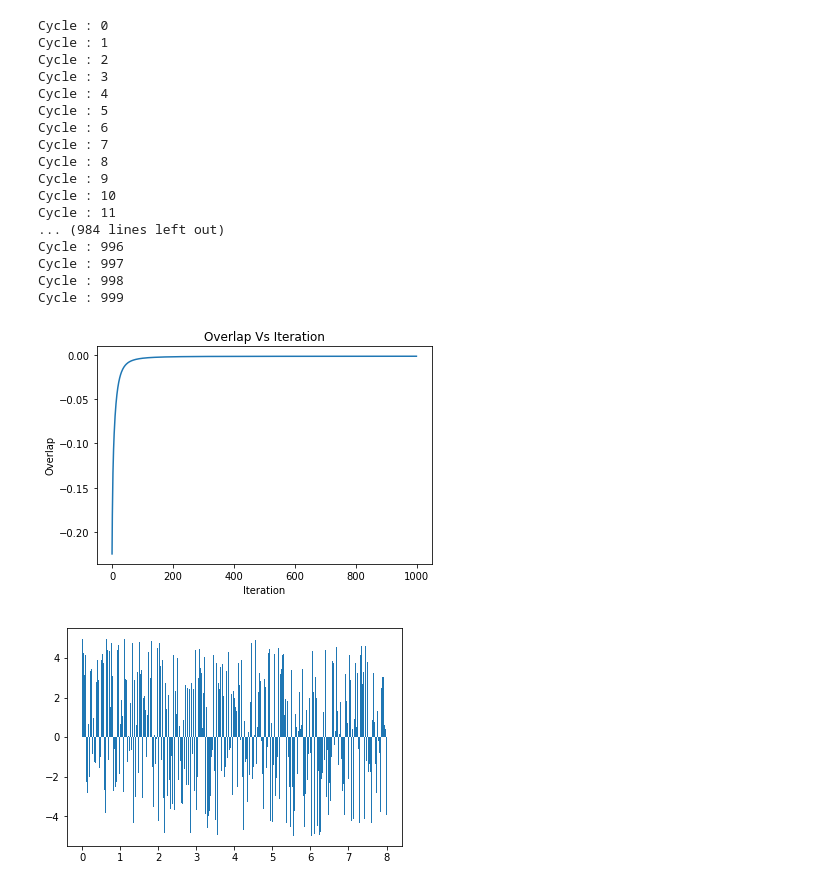
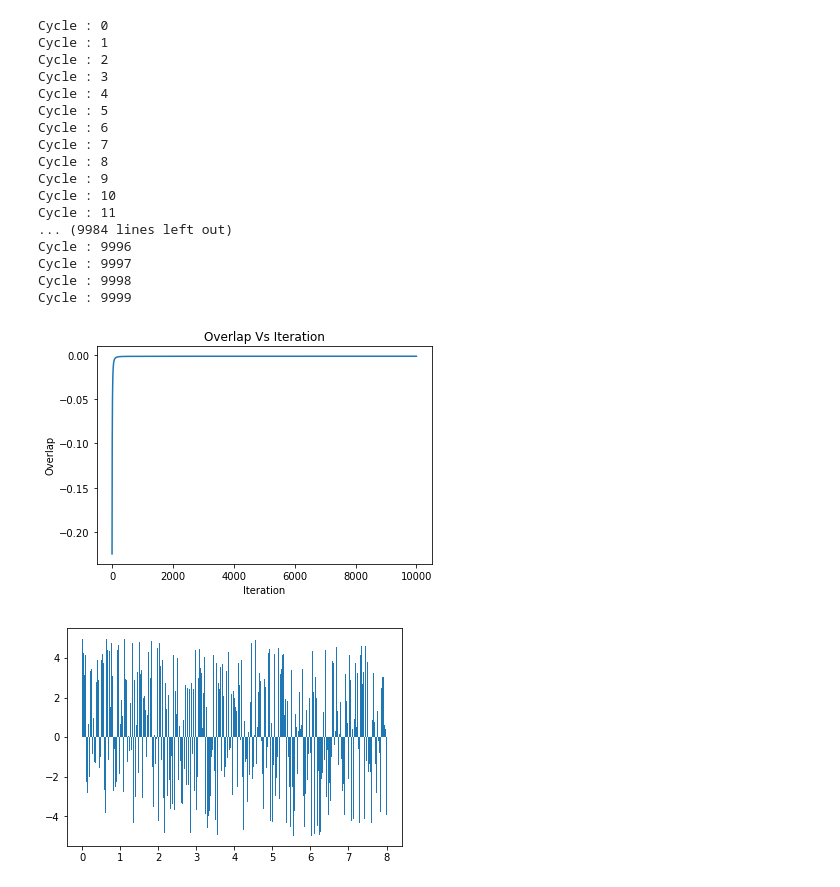
Before and after one commit to Bilal092/Krotov, a Jupyter notebook: Testing With randomized higher amplitude.ipynb, the cells around one changed output. Drawn from its saved outputs; the diff is of its cells as text; code cells hidden in the pictures.

Commit message:
updated for 10000 cycles of Krotov
Numerical Noise tend to cause the perfromance of system to deteriorate

```diff
--- a/Testing With randomized higher amplitude.ipynb
+++ b/Testing With randomized higher amplitude.ipynb
@@ -180,37 +180,36 @@ class Krotov:
 # %%
 if __name__ == '__main__':
     # INTITIALIZE : J,lambda_1,ti,tf,steps
-
     k = Krotov(0.1, 5e-1, 0, 8,5000)
-    k.Run_Krotov(1000)
+    k.Run_Krotov(10000)
     s = Krotov(0.1, 5e-1 ,0, 8,5000)
     s.Run_Krotov(0)
 
     plt.figure(1)
     plt.title('Overlap Vs Iteration')
     plt.ylabel('Overlap')
     plt.xlabel('Iteration')
     plt.plot(np.log(np.abs(k.overlap)/4))
     plt.show()
 # %% [output]
 Cycle : 0
 Cycle : 1
 Cycle : 2
 Cycle : 3
 Cycle : 4
 Cycle : 5
 Cycle : 6
 Cycle : 7
 Cycle : 8
 Cycle : 9
 Cycle : 10
 Cycle : 11
-... (984 lines left out)
-Cycle : 996
-Cycle : 997
-Cycle : 998
-Cycle : 999
+... (9984 lines left out)
+Cycle : 9996
+Cycle : 9997
+Cycle : 9998
+Cycle : 9999
-[figure, old version]
+[figure, new version]
 # %%
 plt.figure(3)
 plt.bar(s.t,s.EIZ,linewidth = 0.01, width = s.dt)
```
Also changed, not shown: parts of 8 cells of this notebook.
